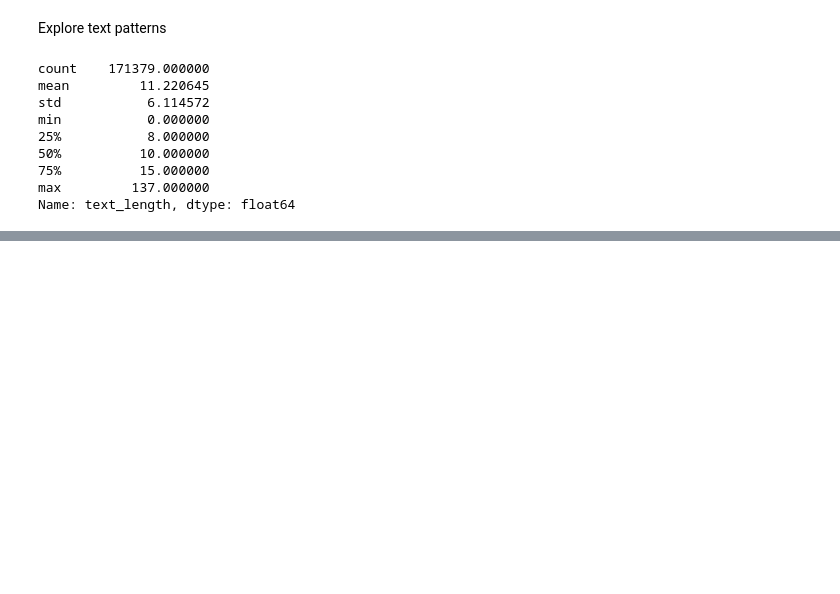
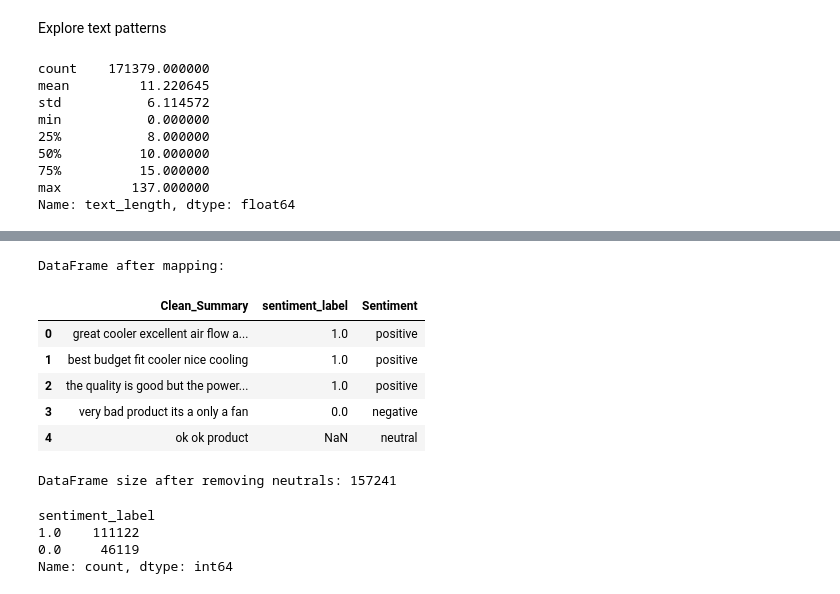
Before and after one commit to eduardowanderleyde/e-commerce-spark, a Jupyter notebook: e-commerce.ipynb, the cells around one changed output, grey strips where cells are left out. Cells and saved outputs as stored; diff of their text form; code cells hidden in the pictures; blank space fills up the shorter version.

```diff
--- a/e-commerce.ipynb
+++ b/e-commerce.ipynb
@@ -276,0 +284,28 @@ df_dse.to_csv('sentiment_clean.csv', index=False, encoding='utf-8')
+# %%
+
+# Map sentiments to numeric values
+df_dse['sentiment_label'] = df_dse['Sentiment'].map({'positive': 1,'negative': 0})
+# %%
+
+print("\nDataFrame after mapping:")
+df_dse[['Clean_Summary', 'sentiment_label','Sentiment']].head()
+# %% [output]
+DataFrame after mapping:
+|  | Clean_Summary | sentiment_label | Sentiment |
+| 0 | great cooler excellent air flow a... | 1.0 | positive |
+| 1 | best budget fit cooler nice cooling | 1.0 | positive |
+| 2 | the quality is good but the power... | 1.0 | positive |
+| 3 | very bad product its a only a fan | 0.0 | negative |
+| 4 | ok ok product | NaN | neutral |
+# %%
+# Remove rows where sentiment_label is NaN (neutral cases)
+df_dse = df_dse.dropna(subset=['sentiment_label'])
+
+print(f"DataFrame size after removing neutrals: {len(df_dse)}")
+df_dse['sentiment_label'].value_counts()
+# %% [output]
+DataFrame size after removing neutrals: 157241
+sentiment_label
+1.0    111122
+0.0     46119
+Name: count, dtype: int64
```
Also changed, not shown: parts of 16 cells of this notebook.
